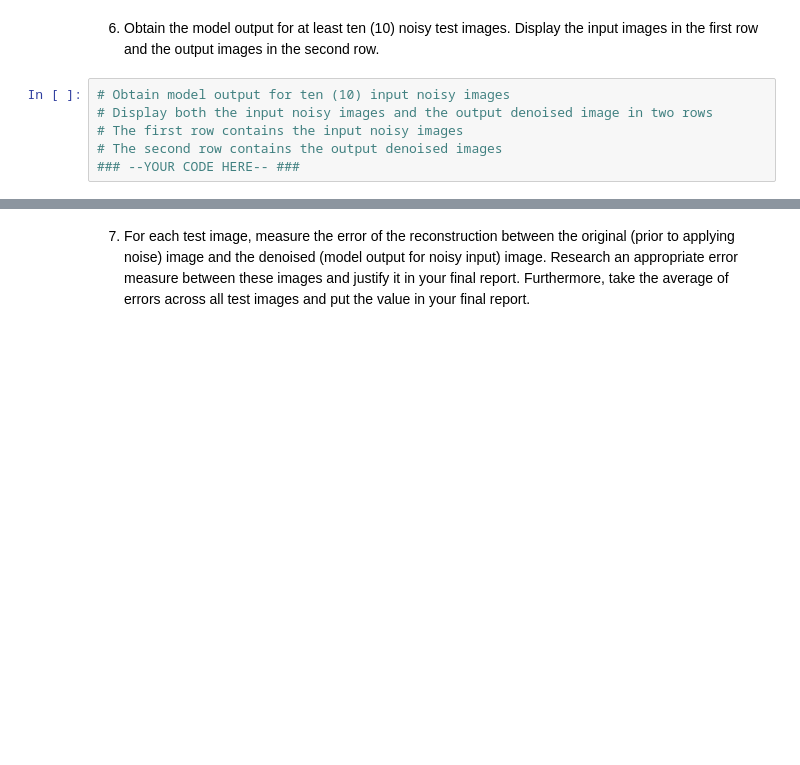
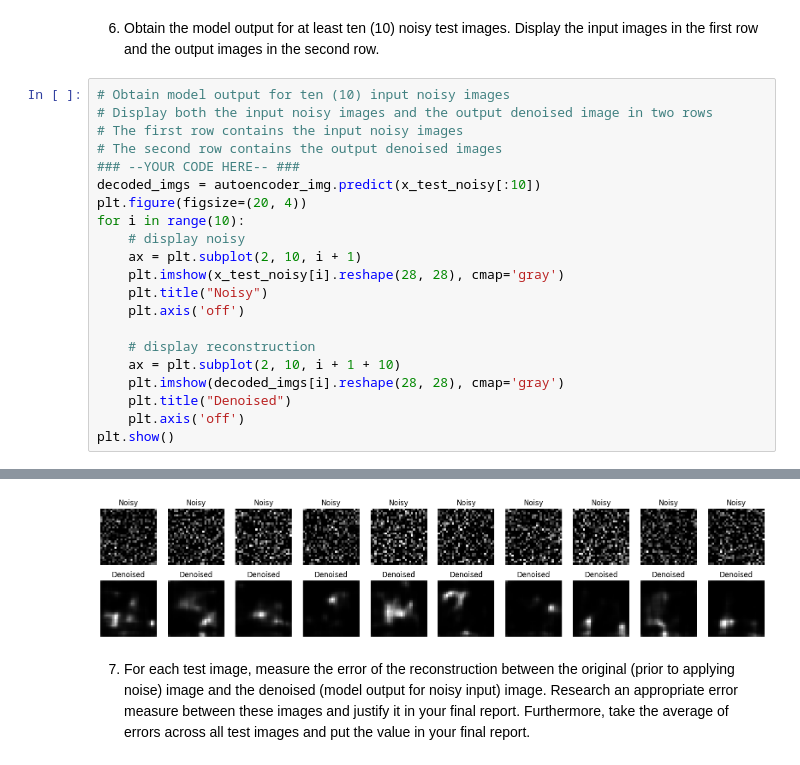
Before and after one commit to PJ-Caleon/LBYCPC4, a Jupyter notebook: Activity1.ipynb, the cells around one changed output, grey strips where cells are left out. Saved outputs shown, nothing was run; the diff lists cells and outputs as text; blank space fills up the shorter version.

```diff
--- a/Activity1.ipynb
+++ b/Activity1.ipynb
@@ -506,3 +625,19 @@ plt.subplot(1, 2, 1)
 # The first row contains the input noisy images
 # The second row contains the output denoised images
 ### --YOUR CODE HERE-- ###
+decoded_imgs = autoencoder_img.predict(x_test_noisy[:10])
+plt.figure(figsize=(20, 4))
+for i in range(10):
+    # display noisy
+    ax = plt.subplot(2, 10, i + 1)
+    plt.imshow(x_test_noisy[i].reshape(28, 28), cmap='gray')
+    plt.title("Noisy")
+    plt.axis('off')
+
+    # display reconstruction
+    ax = plt.subplot(2, 10, i + 1 + 10)
+    plt.imshow(decoded_imgs[i].reshape(28, 28), cmap='gray')
+    plt.title("Denoised")
+    plt.axis('off')
+plt.show()
+# %% [output]
@@ -509,3 +645,4 @@ plt.subplot(1, 2, 1)
+[figure, added]
 # %% [markdown]
 7. For each test image, measure the error of the reconstruction between the original (prior to applying noise) image and the denoised (model output for noisy input) image. Research an appropriate  error measure between these images and justify it in your final report. Furthermore, take the average of errors across all test images and put the value in your final report.
 # %%
```
Also changed, not shown: parts of 11 cells of this notebook.
